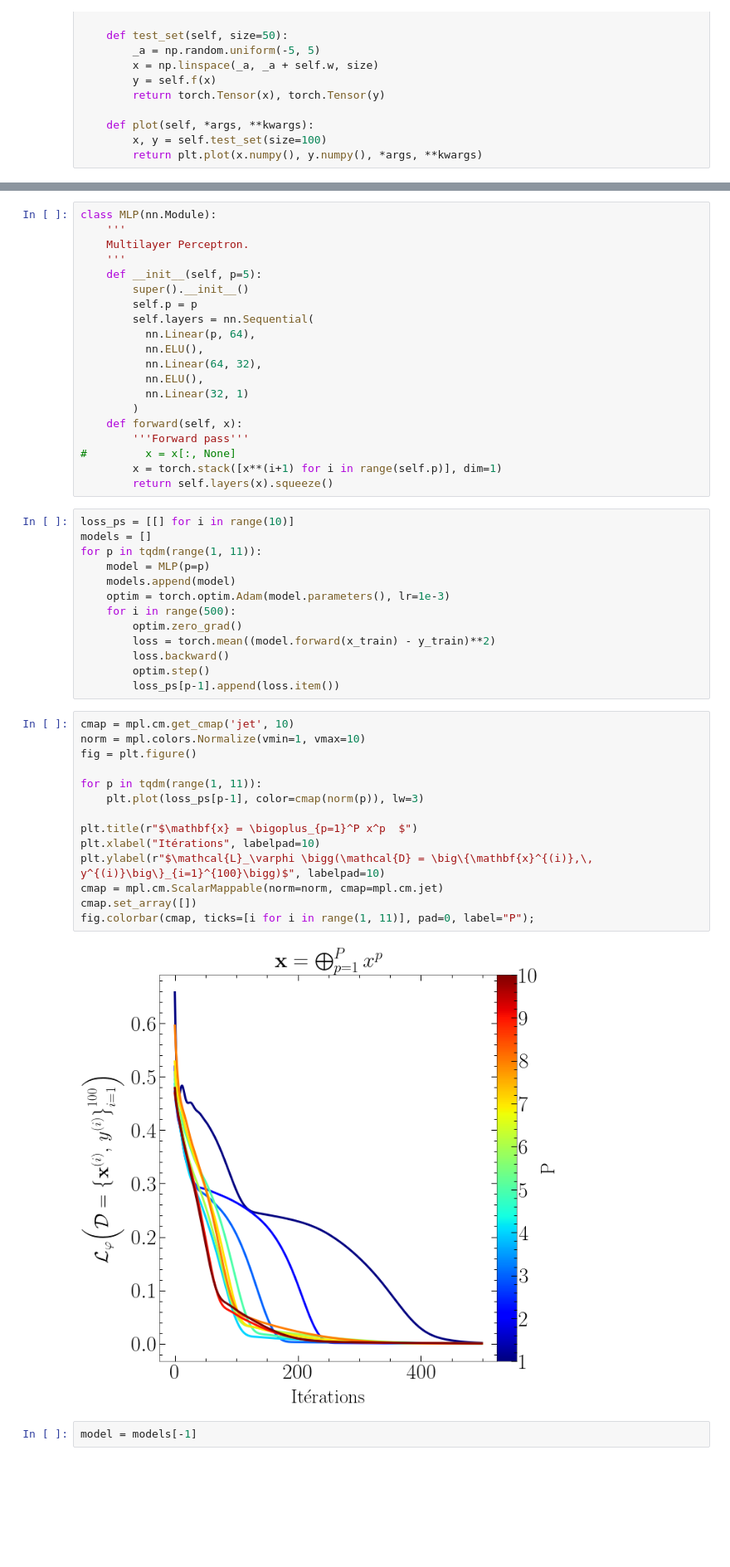
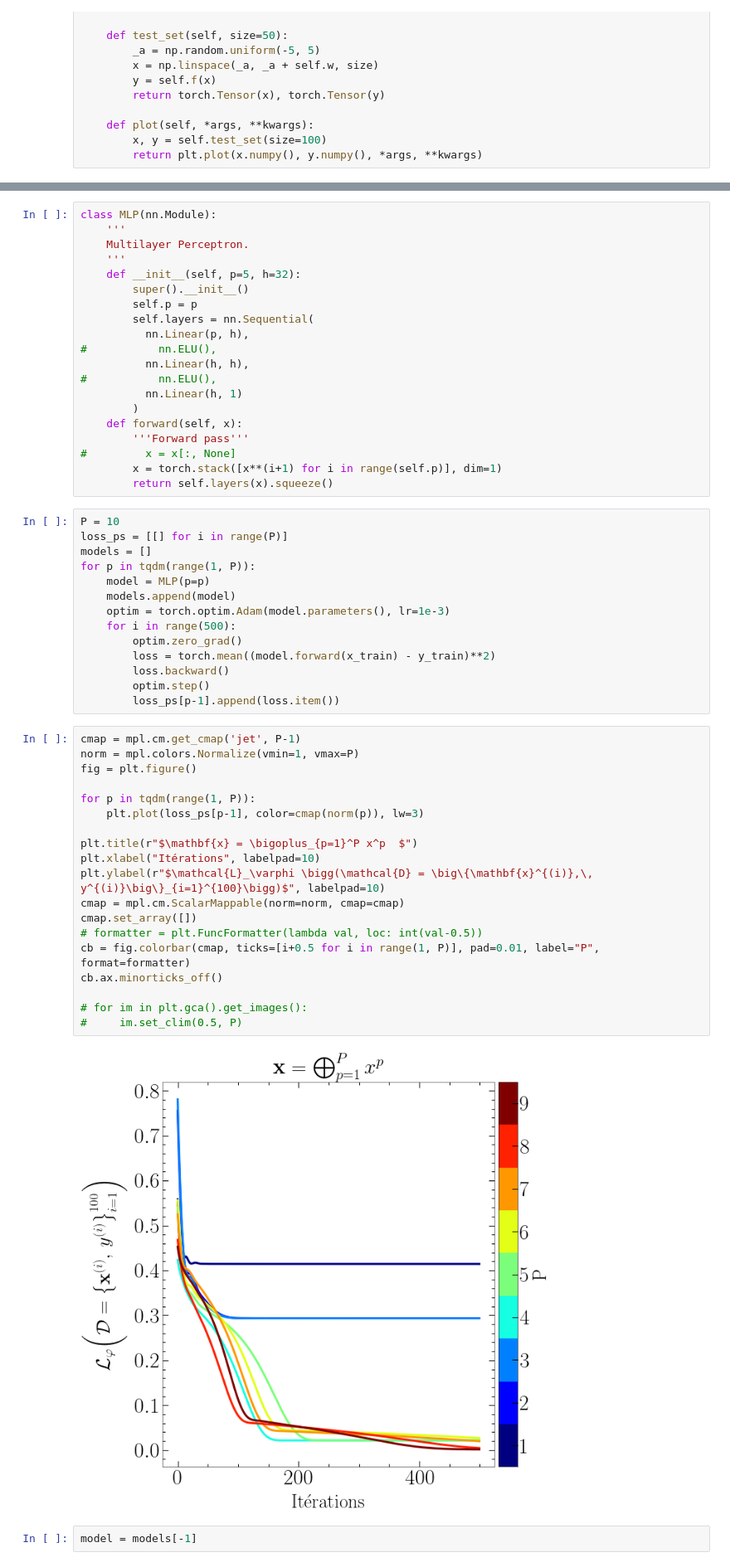
Before and after one commit to AlexandreAdam/master_thesis, a Jupyter notebook: notebooks/meta_learning.ipynb, the cells around one changed output, grey strips where cells are left out. Shown at 83% size. Cells and saved outputs as stored; diff of their text form; blank space fills up the shorter version.

```diff
--- a/notebooks/meta_learning.ipynb
+++ b/notebooks/meta_learning.ipynb
@@ -80,15 +80,15 @@ class MLP(nn.Module):
     '''
     Multilayer Perceptron.
     '''
-    def __init__(self, p=5):
+    def __init__(self, p=5, h=32):
         super().__init__()
         self.p = p
         self.layers = nn.Sequential(
-          nn.Linear(p, 64),
-          nn.ELU(),
-          nn.Linear(64, 32),
-          nn.ELU(),
-          nn.Linear(32, 1)
+          nn.Linear(p, h),
+#           nn.ELU(),
+          nn.Linear(h, h),
+#           nn.ELU(),
+          nn.Linear(h, 1)
         )
     def forward(self, x):
         '''Forward pass'''
@@ -96,9 +96,10 @@ class MLP(nn.Module):
         x = torch.stack([x**(i+1) for i in range(self.p)], dim=1)
         return self.layers(x).squeeze()
 # %%
-loss_ps = [[] for i in range(10)]
+P = 10
+loss_ps = [[] for i in range(P)]
 models = []
-for p in tqdm(range(1, 11)):
+for p in tqdm(range(1, P)):
     model = MLP(p=p)
     models.append(model)
     optim = torch.optim.Adam(model.parameters(), lr=1e-3)
@@ -109,21 +110,26 @@ for p in tqdm(range(1, 11)):
         optim.step()
         loss_ps[p-1].append(loss.item())
 # %%
-cmap = mpl.cm.get_cmap('jet', 10)
-norm = mpl.colors.Normalize(vmin=1, vmax=10)
+cmap = mpl.cm.get_cmap('jet', P-1)
+norm = mpl.colors.Normalize(vmin=1, vmax=P)
 fig = plt.figure()
 
-for p in tqdm(range(1, 11)):
+for p in tqdm(range(1, P)):
     plt.plot(loss_ps[p-1], color=cmap(norm(p)), lw=3)
 
 plt.title(r"$\mathbf{x} = \bigoplus_{p=1}^P x^p  $")
 plt.xlabel("Itérations", labelpad=10)
 plt.ylabel(r"$\mathcal{L}_\varphi \bigg(\mathcal{D} = \big\{\mathbf{x}^{(i)},\, y^{(i)}\big\}_{i=1}^{100}\bigg)$", labelpad=10)
-cmap = mpl.cm.ScalarMappable(norm=norm, cmap=mpl.cm.jet)
+cmap = mpl.cm.ScalarMappable(norm=norm, cmap=cmap)
 cmap.set_array([])
-fig.colorbar(cmap, ticks=[i for i in range(1, 11)], pad=0, label="P");
+# formatter = plt.FuncFormatter(lambda val, loc: int(val-0.5))
+cb = fig.colorbar(cmap, ticks=[i+0.5 for i in range(1, P)], pad=0.01, label="P", format=formatter)
+cb.ax.minorticks_off()
+
+# for im in plt.gca().get_images():
+#     im.set_clim(0.5, P)
 # %% [output]
-[figure, old version]
+[figure, new version]
 # %%
 model = models[-1]
 # %%
```
Also changed, not shown: parts of 3 cells of this notebook.
